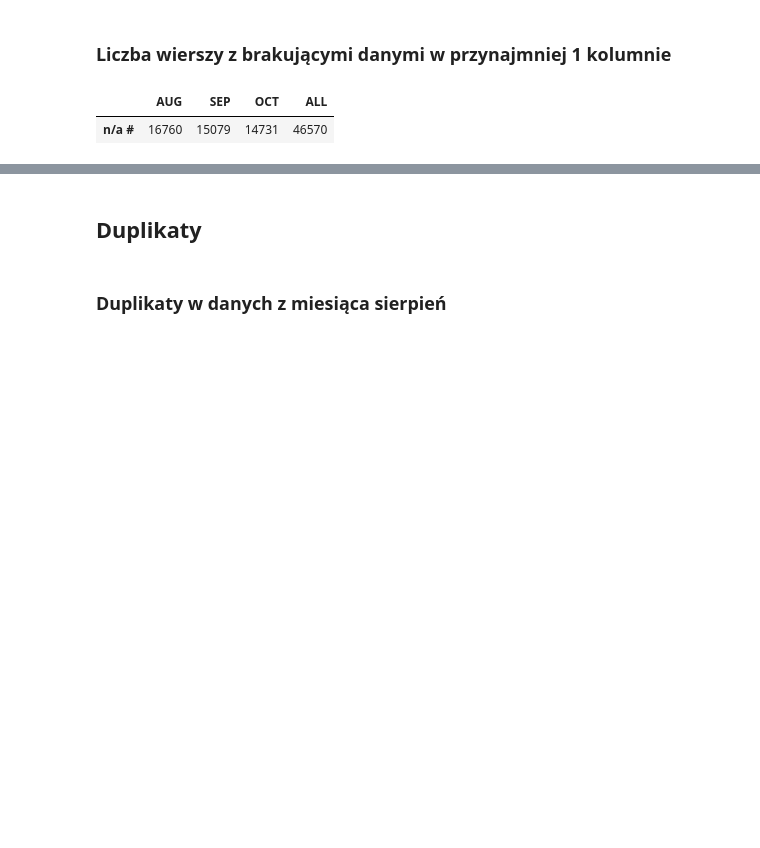
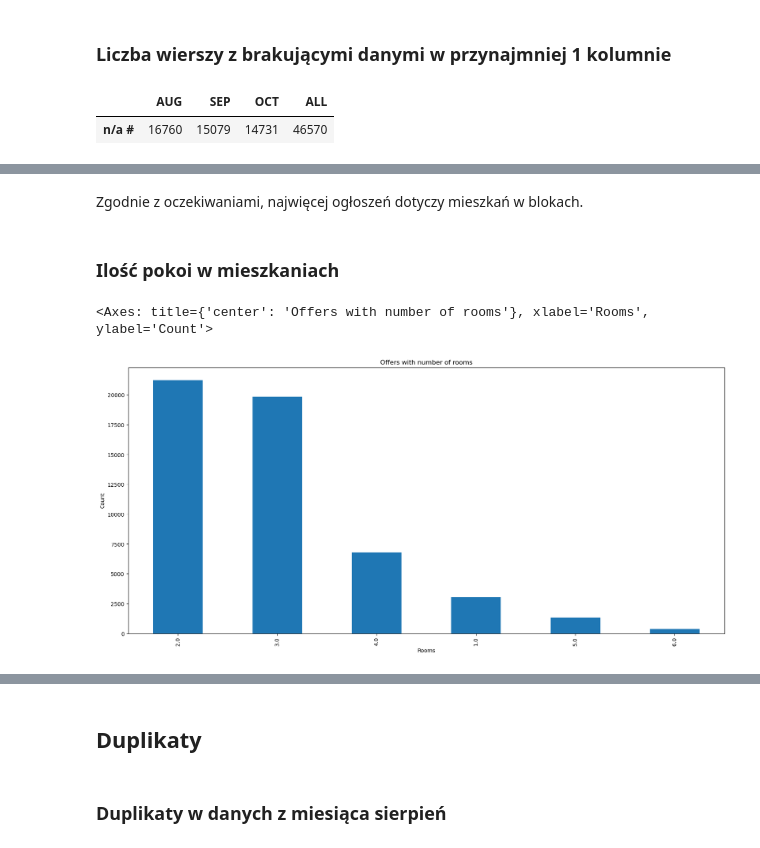
Before and after one commit to Roger1121/FlatAI, a Jupyter notebook: DataAnalysis.ipynb, the cells around one changed output, grey strips where cells are left out. Cells and saved outputs as stored; diff of their text form; code cells hidden in the pictures; blank space fills up the shorter version.

```diff
--- a/DataAnalysis.ipynb
+++ b/DataAnalysis.ipynb
@@ -348,0 +375,13 @@ pd.DataFrame({
+# %% [markdown]
+Zgodnie z oczekiwaniami, najwięcej ogłoszeń dotyczy mieszkań w blokach.
+# %% [markdown]
+### Ilość pokoi w mieszkaniach
+# %%
+rooms_count = pd.value_counts(data_ALL['rooms']).plot.bar(figsize=(20,9))
+rooms_count.set_title("Offers with number of rooms")
+rooms_count.set_xlabel("Rooms")
+rooms_count.set_ylabel("Count")
+rooms_count
+# %% [output]
+<Axes: title={'center': 'Offers with number of rooms'}, xlabel='Rooms', ylabel='Count'>
+[figure, added]
```
Also changed, not shown: parts of 52 cells of this notebook, 1 other file.
